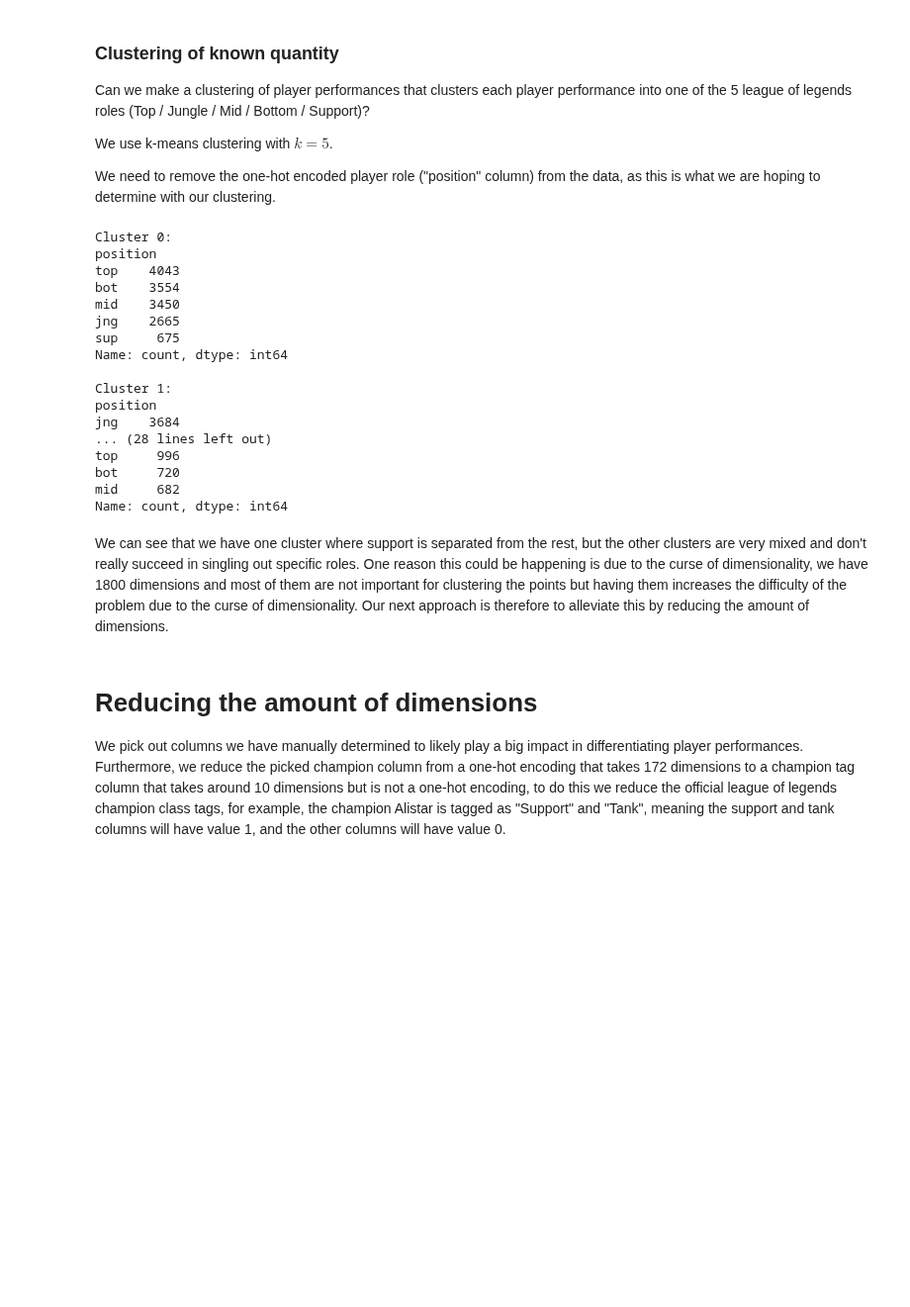
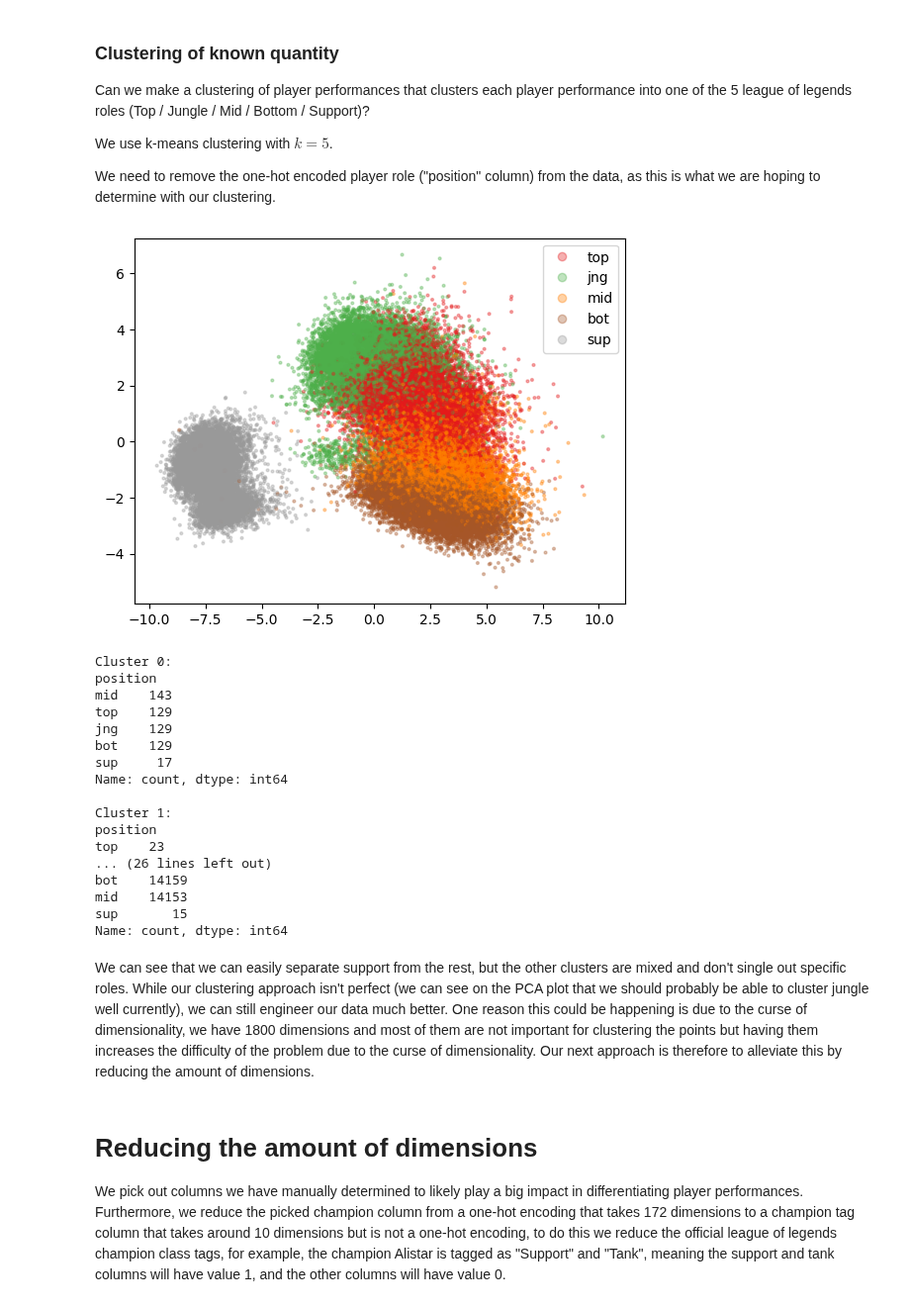
Before and after one commit to dwarfy35/Datamining_project, a Jupyter notebook: Project_main.ipynb, the cells around one changed output. Shown at 99% size. Saved outputs shown, nothing was run; the diff lists cells and outputs as text; code cells hidden in the pictures; blank space fills up the shorter version.

```diff
--- a/Project_main.ipynb
+++ b/Project_main.ipynb
@@ -136,7 +136,7 @@ X_centered = X - X_mean                         # X - np.ones((X.shape[0, 1])) @
 X_cov = np.cov(X_centered, rowvar=False)        # 1 / (X_centered.shape[0]) * (X_centered.T @ X_centered)
 
 # calculate the standard score normalized matrix and the correlation matrix
-X_normalized = scipy.stats.zscore(X, axis=1)    # (x - mean) / std
+X_normalized = scipy.stats.zscore(X, axis=0)    # (x - mean) / std
 X_cor = np.cov(X_normalized, rowvar=False)      # 1 / (X_normalized.shape[0]) * (X_normalized.T @ X_normalized)
 # %% [markdown]
 ###  Clustering of known quantity
@@ -151,6 +151,18 @@ position_indexes = np.where(("position_top" == data_numeric.columns) | ("positio
 X_hat = X_normalized
 X_hat_no_position = np.delete(X_hat, position_indexes, axis=1)
 X_cor_no_position = np.cov(X_hat_no_position, rowvar=False)
+# %%
+# plot pca with position as color
+pca = sklearn.decomposition.PCA(n_components=2).fit(X_hat_no_position)
+X_pca = pca.transform(X_hat_no_position)
+z = {"top": 0, "jng": 1, "mid": 2, "bot": 3, "sup": 4}
+scatter = plt.scatter(X_pca[:, 0], X_pca[:, 1], c=data_pure["position"].apply(lambda x: z[x]), cmap="Set1", s=4, alpha=0.35)
+handles, labels = scatter.legend_elements()
+labels = ["top", "jng", "mid", "bot", "sup"]
+plt.legend(handles, labels)
+plt.show()
+# %% [output]
+[figure, added]
 # %%
 clustering = sklearn.cluster.KMeans(n_clusters=5).fit(X_hat_no_position)
 for i in range(5):
@@ -160,23 +172,23 @@ for i in range(5):
 # %% [output]
 Cluster 0:
 position
-top    4043
-bot    3554
-mid    3450
-jng    2665
-sup     675
+mid    143
+top    129
+jng    129
+bot    129
+sup     17
 Name: count, dtype: int64
 
 Cluster 1:
 position
-jng    3684
-... (28 lines left out)
-top     996
-bot     720
-mid     682
+top    23
+... (26 lines left out)
+bot    14159
+mid    14153
+sup       15
 Name: count, dtype: int64
 # %% [markdown]
-We can see that we have one cluster where support is separated from the rest, but the other clusters are very mixed and don't really succeed in singling out specific roles. One reason this could be happening is due to the curse of dimensionality, we have 1800 dimensions and most of them are not important for clustering the points but having them increases the difficulty of the problem due to the curse of dimensionality. Our next approach is therefore to alleviate this by reducing the amount of dimensions.
+We can see that we can easily separate support from the rest, but the other clusters are mixed and don't single out specific roles. While our clustering approach isn't perfect (we can see on the PCA plot that we should probably be able to cluster jungle well currently), we can still engineer our data much better. One reason this could be happening is due to the curse of dimensionality, we have 1800 dimensions and most of them are not important for clustering the points but having them increases the difficulty of the problem due to the curse of dimensionality. Our next approach is therefore to alleviate this by reducing the amount of dimensions.
 # %% [markdown]
 # Reducing the amount of dimensions
 
```
Also changed, not shown: parts of 34 cells of this notebook.
